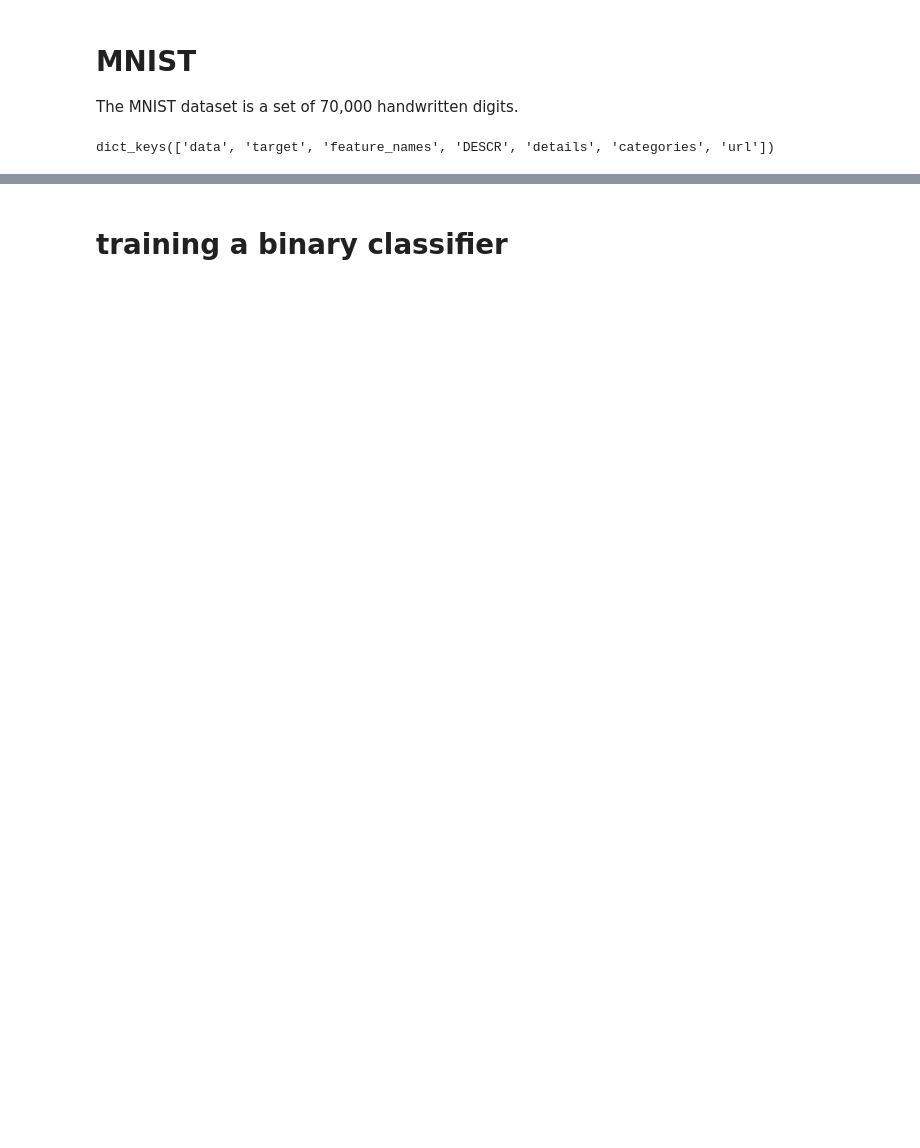
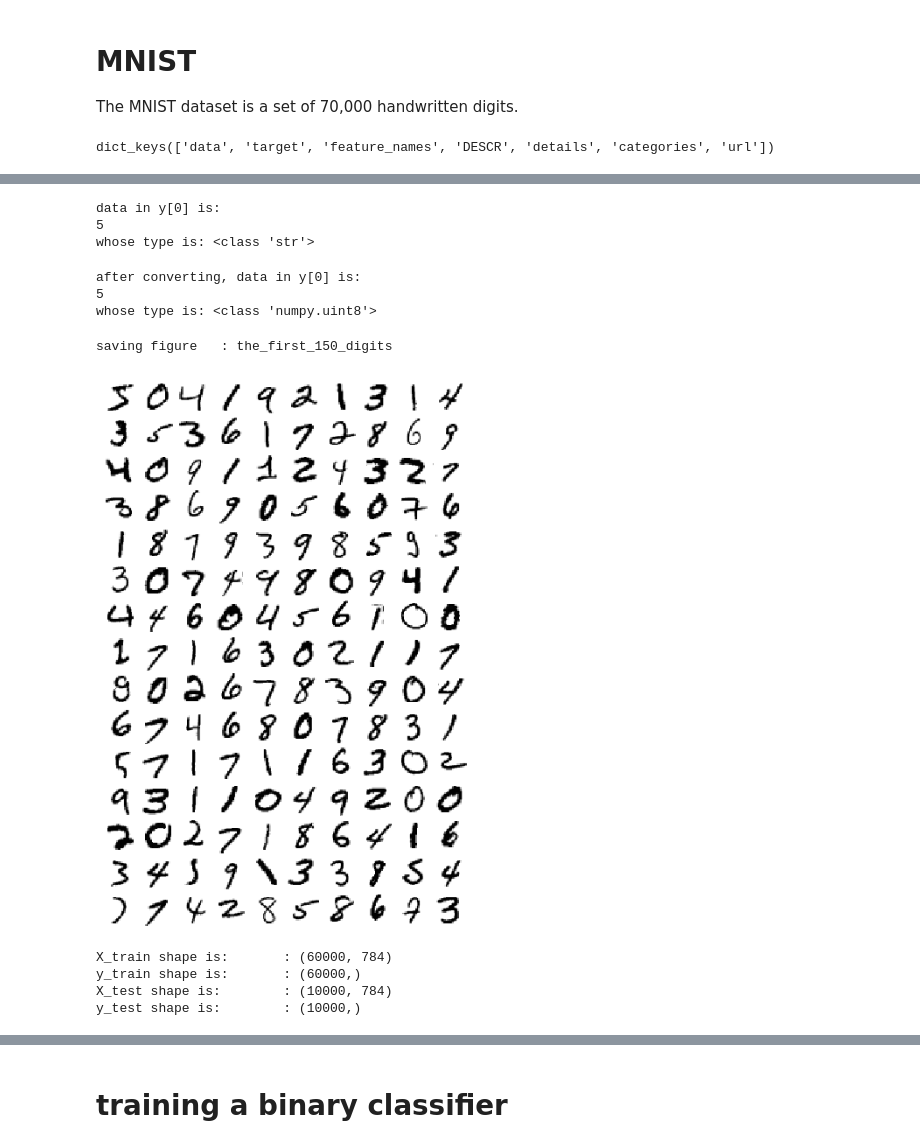
Before and after one commit to hopezh/learn_hands_on_ML_v2, a Jupyter notebook: ch3_classification_v2.ipynb, the cells around one changed output, grey strips where cells are left out. Drawn from its saved outputs; the diff is of its cells as text; code cells hidden in the pictures; blank space fills up the shorter version.

```diff
--- a/ch3_classification_v2.ipynb
+++ b/ch3_classification_v2.ipynb
@@ -99,44 +172,64 @@ plt.show()
 # %%
 # print the target value corresponding to X[0]
-print('y[0] is:')
+print('data in y[0] is:')
 print(y[0])
-print('which is ', type(y[0]))
+print('whose type is:', type(y[0]))
+# %% [output]
+data in y[0] is:
+5
+whose type is: <class 'str'>
 # %%
 # convert y into integer
 y = y.astype(np.uint8)
-print('after converting, y[0] is:')
+print('after converting, data in y[0] is:')
 print(y[0])
-print('which is ', type(y[0]))
+print('whose type is:', type(y[0]))
+# %% [output]
+after converting, data in y[0] is:
+5
+whose type is: <class 'numpy.uint8'>
 # %%
 # function to plot digits
-
 def plot_digits(instances, images_per_row=10, **options):
     image_size = 28
     images_per_row = min(len(instances), images_per_row)
     images = [instance.reshape(image_size, image_size) for instance in instances]
     n_rows = (len(instances) - 1) // images_per_row + 1
     row_images = []
     n_empty = n_rows * images_per_row - len(instances)
     images.append(np.zeros((image_size, image_size * n_empty)))
 
     for row in range(n_rows):
         r_images = images[row * images_per_row : (row + 1) * images_per_row]
         row_images.append(np.concatenate(r_images, axis=1))
+
     image = np.concatenate(row_images, axis=0)
     plt.imshow(image, cmap=mpl.cm.binary, **options)
     plt.axis('off')
 
 # plot digits
-
 plt.figure(figsize=(9,9))
 
-# get the first 200 rows (digits) from X
-example_images = X[:200]
+# get the first n rows (digits) from X
+n_rows = 150
+example_images = X[:n_rows]
 
 plot_digits(example_images, images_per_row=10)
-save_fig('the_first_200_digits')
+save_fig('the_first_' + str(n_rows) + '_digits')
 plt.show()
+# %% [output]
+saving figure   : the_first_150_digits
+[figure, added]
 # %%
 # get the training and test data set
 X_train, X_test, y_train, y_test = X[:60000], X[60000:], y[:60000], y[60000:]
+print('X_train shape is:', '\t:', X_train.shape)
+print('y_train shape is:', '\t:', y_train.shape)
+print('X_test shape is:',  '\t:', X_test.shape)
+print('y_test shape is:',  '\t:', y_test.shape)
+# %% [output]
+X_train shape is:       : (60000, 784)
+y_train shape is:       : (60000,)
+X_test shape is:        : (10000, 784)
+y_test shape is:        : (10000,)
 # %%
```
Also changed, not shown: parts of 10 cells of this notebook.
